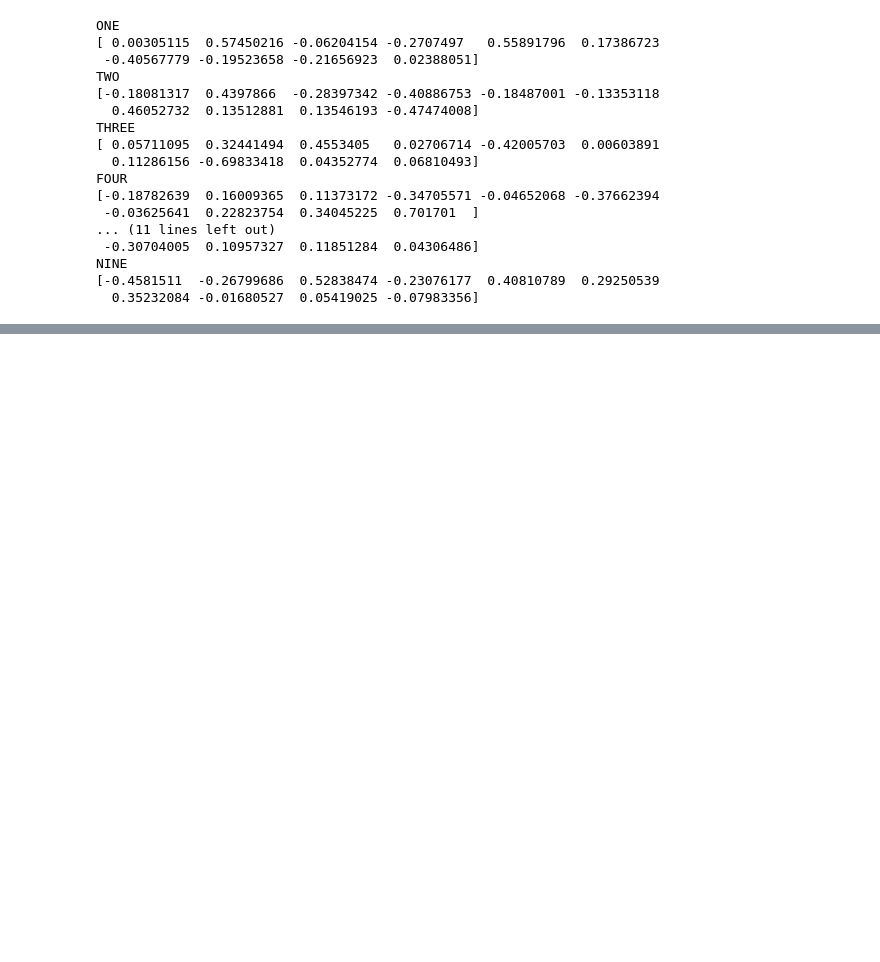
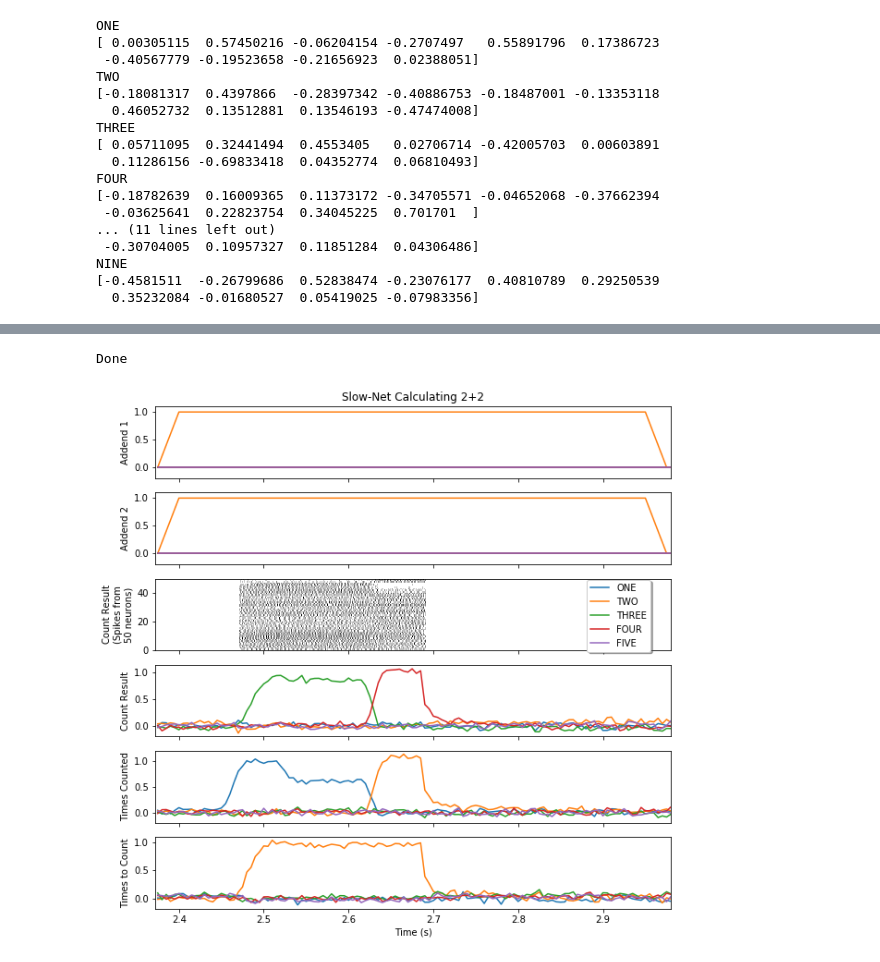
Before and after one commit to Seanny123/counting_to_addition, a Jupyter notebook: paper count fig.ipynb, the cells around one changed output, grey strips where cells are left out. Saved outputs shown, nothing was run; the diff lists cells and outputs as text; code cells hidden in the pictures; blank space fills up the shorter version.

```diff
--- a/paper count fig.ipynb
+++ b/paper count fig.ipynb
@@ -184,0 +186,52 @@ Done
+# %%
+fig = plt.figure(figsize=(10,10))
+
+x_min = 2.372
+x_max = 2.98
+contrast_scale = 1.0
+
+p_key1 = fig.add_subplot(6, 1, 1)
+p_key1.plot(t_keys[sk_win:k_win], spa.similarity(keys[:, D:], vocab)[sk_win:k_win,:vocab_range])
+#p_key1.plot(spa.similarity(keys[:, D:], vocab)[:win,:6])
+p_key1.set_ylim((-0.2, 1.1))
+p_key1.set_xlim((x_min, x_max))
+p_key1.set_ylabel("Addend 1")
+p_key1.set_title("Slow-Net Calculating 2+2")
+
+p_key2 = fig.add_subplot(6, 1, 2)
+p_key2.plot(t_keys[sk_win:k_win], spa.similarity(keys[:, :D], vocab)[sk_win:k_win,:vocab_range])
+p_key2.set_ylim((-0.2, 1.1))
+p_key2.set_xlim((x_min, x_max))
+p_key2.set_ylabel("Addend 2")
+
+p_spike = fig.add_subplot(6, 1, 3)
+trange = t[sn_win:n_win]
+im_res = p_spike.imshow(sp_data.T, aspect='auto', cmap=matplotlib.cm.gray_r,interpolation='nearest',
+               extent=(trange[0], trange[-1], 0, len(sp_data.T)))
+im_res.set_clim(0.0, numpy.max(sp_data)*contrast_scale)
+p_spike.set_xlim((x_min, x_max))
+p_spike.set_ylabel("Count Result\n(Spikes from\n50 neurons)")
+
+p1 = fig.add_subplot(6, 1, 4)
+p1.plot(t_mod[s_win:win], spa.similarity(count_res, vocab)[s_win:win,:vocab_range])
+p1.legend(vocab.keys, bbox_to_anchor=(0.97, 2.25), frameon=True, fancybox=True, shadow=True)
+p1.set_xlim((x_min, x_max))
+p1.set_ylabel("Count Result")
+
+p2 = fig.add_subplot(6, 1, 5)
+p2.plot(t_mod[s_win:win], spa.similarity(count_tot, vocab)[s_win:win,:vocab_range])
+p2.set_xlim((x_min, x_max))
+p2.set_ylabel("Times Counted")
+
+p3 = fig.add_subplot(6, 1, 6)
+p3.plot(t_mod[s_win:win], spa.similarity(count_fin, vocab)[s_win:win,:vocab_range])
+p3.set_xlim((x_min, x_max))
+p3.set_ylabel("Times to Count")
+p3.set_xlabel("Time (s)")
+
+plt.setp([a.get_xticklabels() for a in fig.axes[:-1]], visible=False)
+fig.savefig("count_plot22.pdf", dpi=1000, format='pdf')
+print("Done")
+# %% [output]
+Done
+[figure, added]
```
Also changed, not shown: parts of 9 cells of this notebook.
